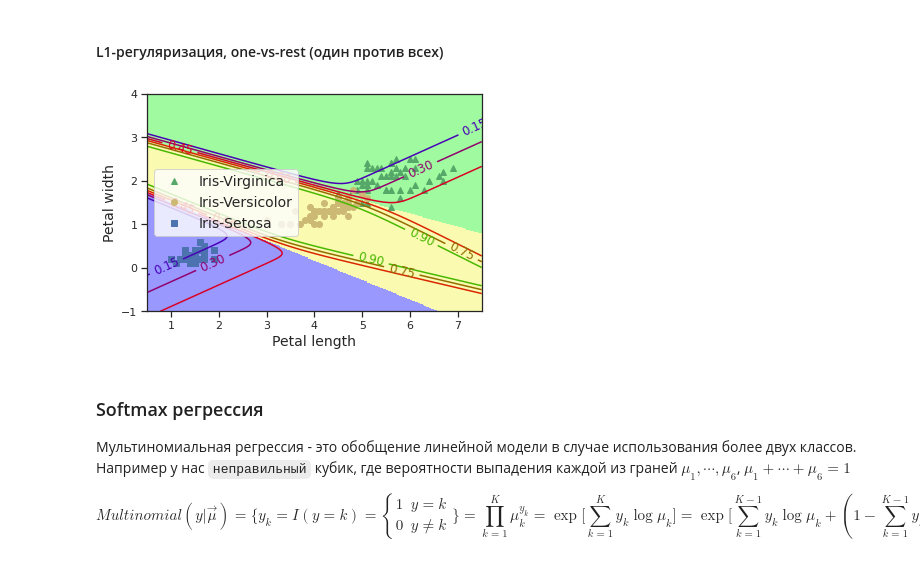
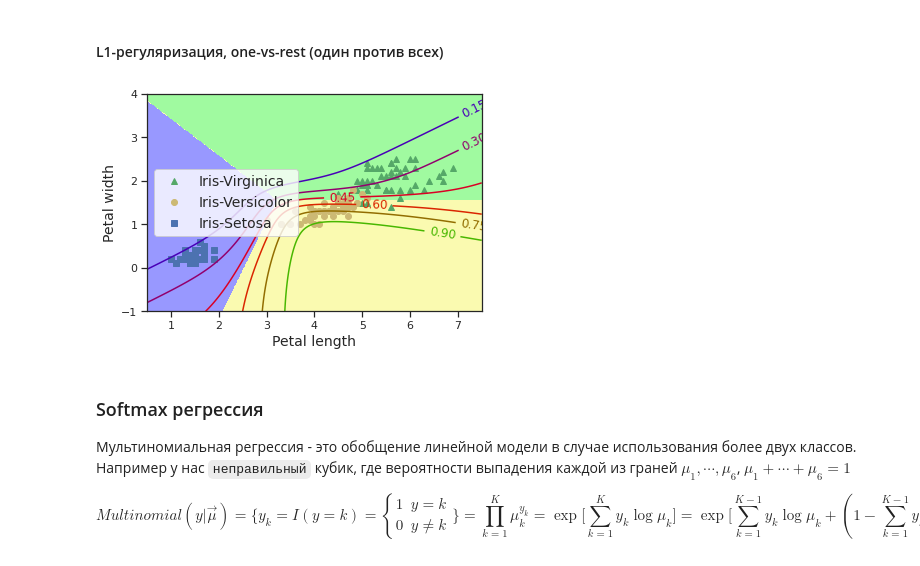
Before and after one commit to SergeyMalashenko/MachineLearning_Summer_2023, a Jupyter notebook: seminars/09/seminar_9.ipynb, the cells around one changed output. Drawn from its saved outputs; the diff is of its cells as text; code cells hidden in the pictures.

```diff
--- a/seminars/09/seminar_9.ipynb
+++ b/seminars/09/seminar_9.ipynb
@@ -641,37 +641,37 @@ from matplotlib.colors import ListedColormap
 X = iris["data"][:, (2, 3)]  # petal length, petal width
 y = iris["target"]
 
-softmax_reg = LogisticRegression(multi_class="ovr", solver='liblinear', max_iter=1000, penalty='l1', C=10000, random_state=42)
+softmax_reg = LogisticRegression(multi_class="ovr", solver='liblinear', max_iter=1000, penalty='l1', C=1, random_state=42)
 softmax_reg.fit(X, y)
 
 x0, x1 = np.meshgrid(
     np.linspace(0.5, 7.5, 500).reshape(-1, 1),
     np.linspace( -1,   4, 200).reshape(-1, 1),
 )
 X_new = np.c_[x0.ravel(), x1.ravel()]
 
 y_proba = softmax_reg.predict_proba(X_new)
 y_predict = softmax_reg.predict(X_new)
 
 zz1 = y_proba[:, 1].reshape(x0.shape)
 zz = y_predict.reshape(x0.shape)
 
 plt.figure()
 plt.plot(X[y == 2, 0], X[y == 2, 1], "g^", label="Iris-Virginica")
 plt.plot(X[y == 1, 0], X[y == 1, 1], "yo", label="Iris-Versicolor")
 plt.plot(X[y == 0, 0], X[y == 0, 1], "bs", label="Iris-Setosa")
 
 custom_cmap = ListedColormap(["#9898ff", "#fafab0", "#a0faa0"])
 
 plt.contourf(x0, x1, zz, cmap=custom_cmap)
 contour = plt.contour(x0, x1, zz1, cmap=plt.cm.brg)
 plt.clabel(contour, inline=1, fontsize=12)
 plt.xlabel("Petal length"   , fontsize=14)
 plt.ylabel("Petal width"    , fontsize=14)
 plt.legend(loc="center left", fontsize=14)
 plt.show()
 # %% [output]
-[figure, old version]
+[figure, new version]
 # %% [markdown]
 ### Softmax регрессия
 
```
Also changed, not shown: parts of 1 cell of this notebook, 4 other files.
